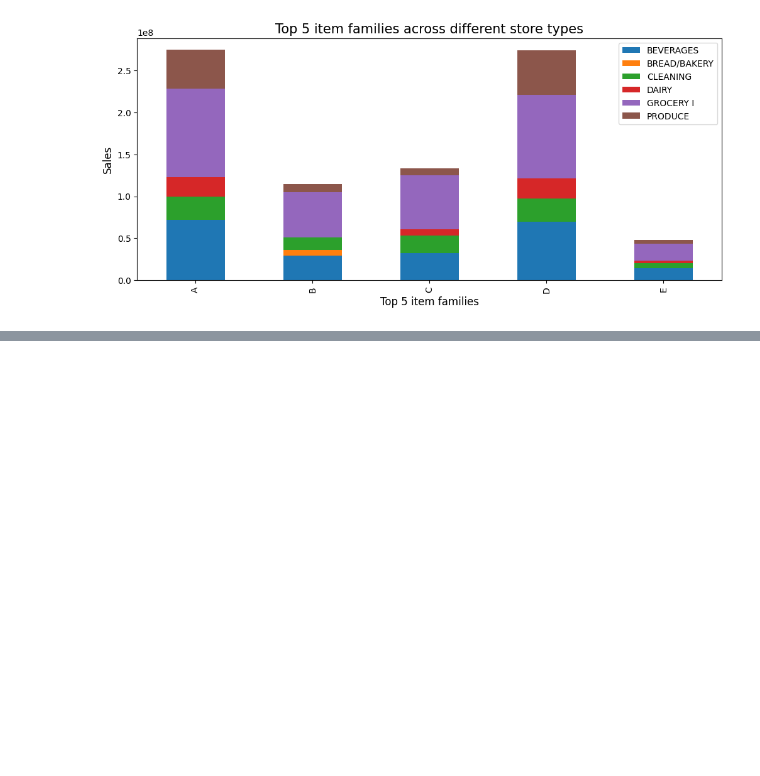
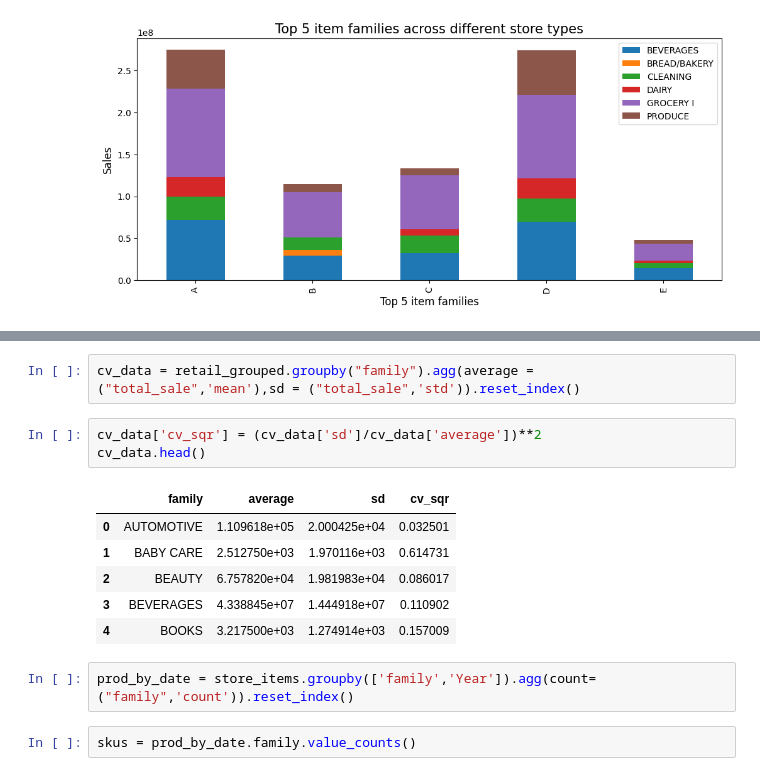
Before and after one commit to Da4kek/Corporaci-on-Favorita, a Jupyter notebook: EDA.ipynb, the cells around one changed output, grey strips where cells are left out. Drawn from its saved outputs; the diff is of its cells as text; blank space fills up the shorter version.

```diff
--- a/EDA.ipynb
+++ b/EDA.ipynb
@@ -430,0 +450,16 @@ x
+# %%
+cv_data = retail_grouped.groupby("family").agg(average = ("total_sale",'mean'),sd = ("total_sale",'std')).reset_index()
+# %%
+cv_data['cv_sqr'] = (cv_data['sd']/cv_data['average'])**2
+cv_data.head()
+# %% [output]
+|  | family | average | sd | cv_sqr |
+| 0 | AUTOMOTIVE | 1.109618e+05 | 2.000425e+04 | 0.032501 |
+| 1 | BABY CARE | 2.512750e+03 | 1.970116e+03 | 0.614731 |
+| 2 | BEAUTY | 6.757820e+04 | 1.981983e+04 | 0.086017 |
+| 3 | BEVERAGES | 4.338845e+07 | 1.444918e+07 | 0.110902 |
+| 4 | BOOKS | 3.217500e+03 | 1.274914e+03 | 0.157009 |
+# %%
+prod_by_date = store_items.groupby(['family','Year']).agg(count=("family",'count')).reset_index()
+# %%
+skus = prod_by_date.family.value_counts()
```
Also changed, not shown: parts of 9 cells of this notebook, 1 other file.
